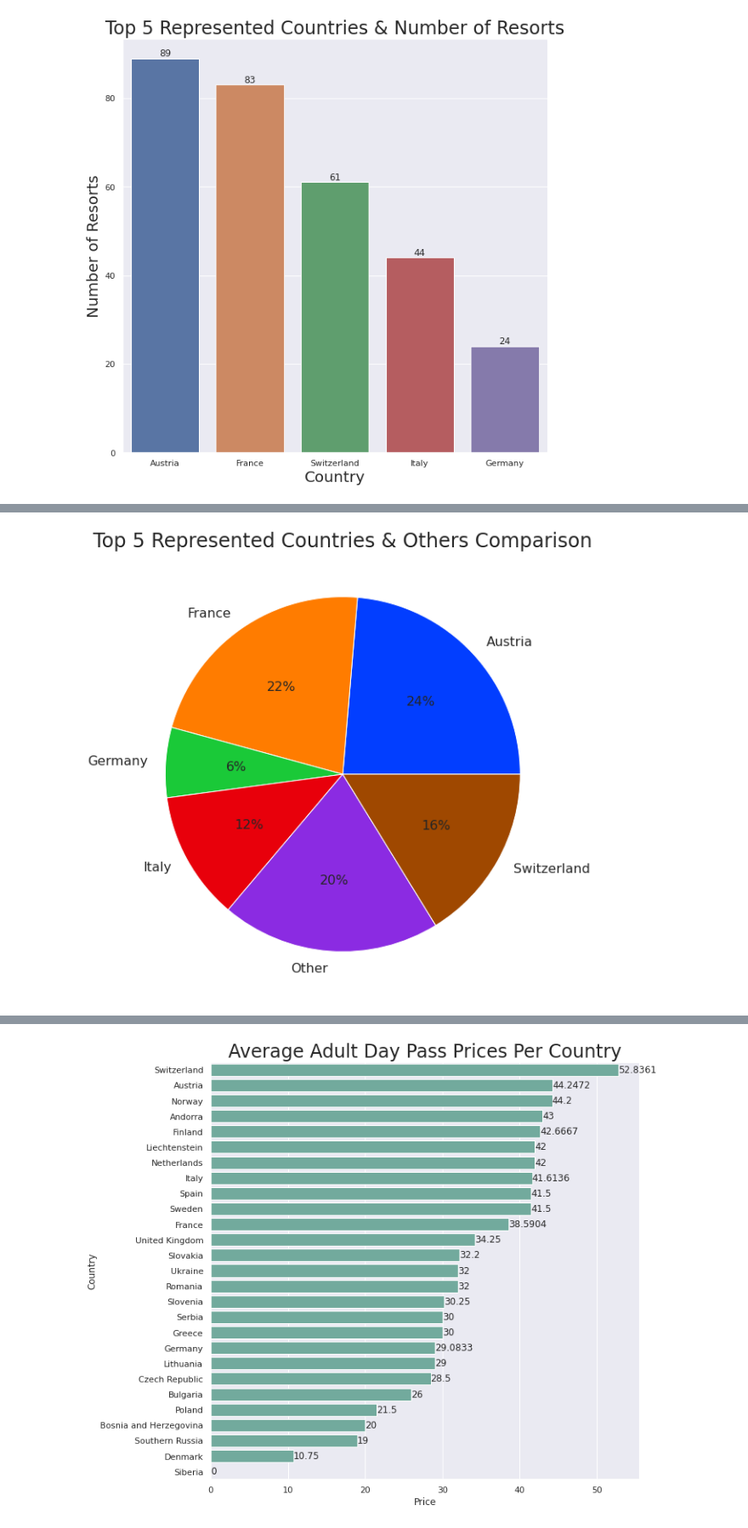
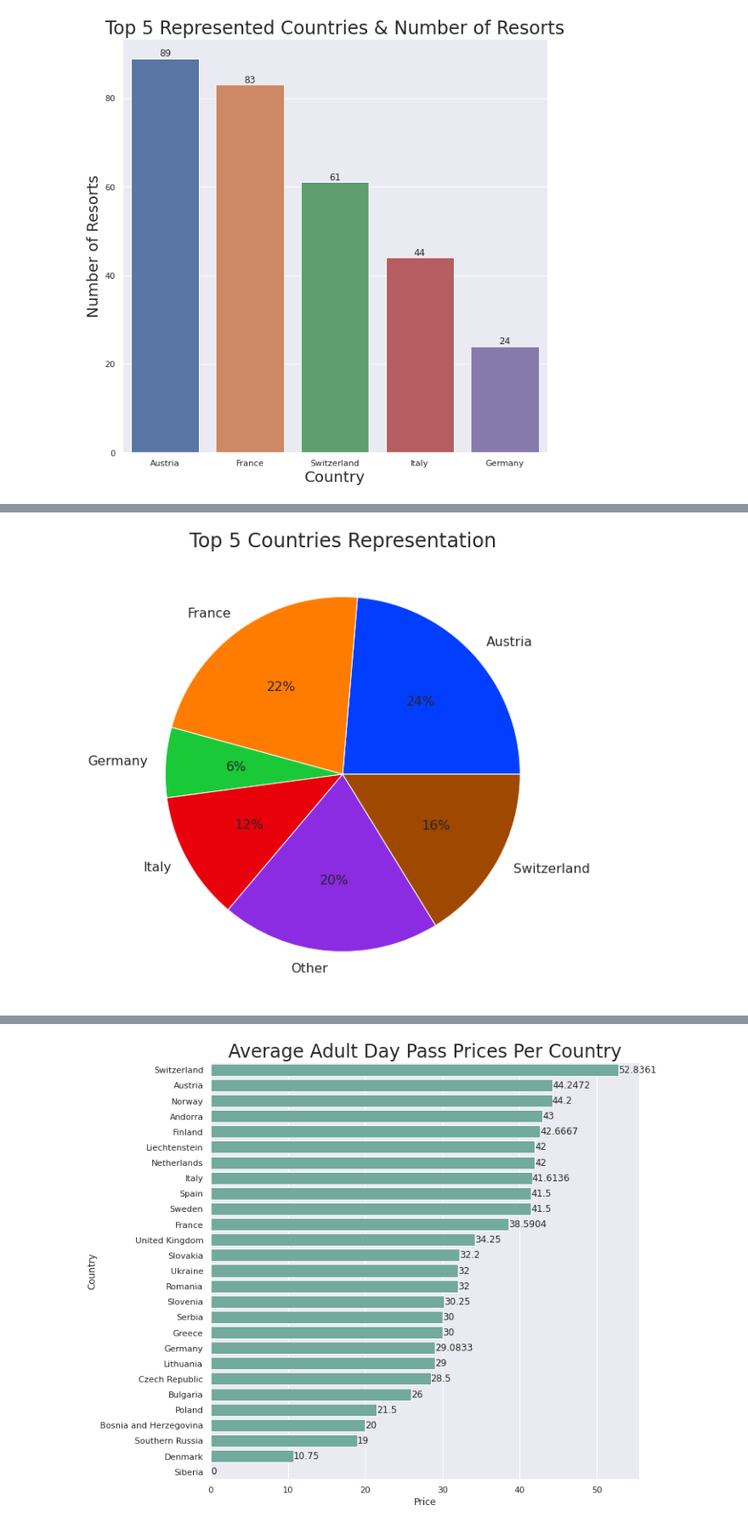
Before and after one commit to nembdev/python_portfolio, a Jupyter notebook: Data Analysis Projects/European Ski Resorts(Pandas)/European Ski Resorts ll.ipynb, the cells around one changed output, grey strips where cells are left out. Shown at 85% size. Cells and saved outputs as stored; diff of their text form; code cells hidden in the pictures.

```diff
--- a/Data Analysis Projects/European Ski Resorts(Pandas)/European Ski Resorts ll.ipynb
+++ b/Data Analysis Projects/European Ski Resorts(Pandas)/European Ski Resorts ll.ipynb
@@ -267,18 +274,27 @@ oth_counts
 # %%
-# setup
+#setup 1
+
+# create a deep copy
+oth_counts = counts.copy(deep=True)
+# convert anything not top into "Other" Label
+oth_counts.loc[oth_counts["num_resorts"] <= 10, "country"] = "Other"
+
+oth_counts = oth_counts.groupby("country").sum().reset_index()
+
+# setup 2
 
 fig, ax = plt.subplots()
 
 # styling
 colors = sns.color_palette('bright')
 
 # pie chart
 ax = plt.pie(x=oth_counts["num_resorts"], data=oth_counts, labels=oth_counts["country"], colors = colors, autopct = '%0.0f%%', textprops={'fontsize': 16})
 
-plt.title('Top 5 Represented Countries & Others Comparison', size = 24)
+plt.title('Top 5 Countries Representation', size = 24)
 
 plt.show()
 # %% [output]
-[figure, old version]
+[figure, new version]
 # %% [markdown]
 # Average Adult Day Pass Price per Country
```
Also changed, not shown: parts of 14 cells of this notebook, 1 other file.
